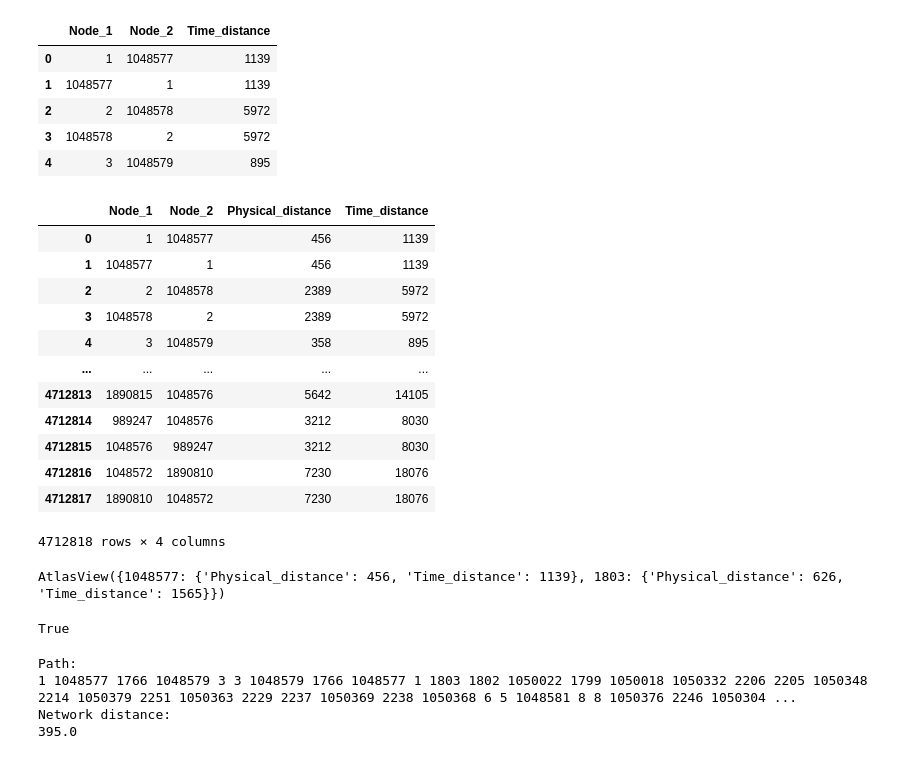
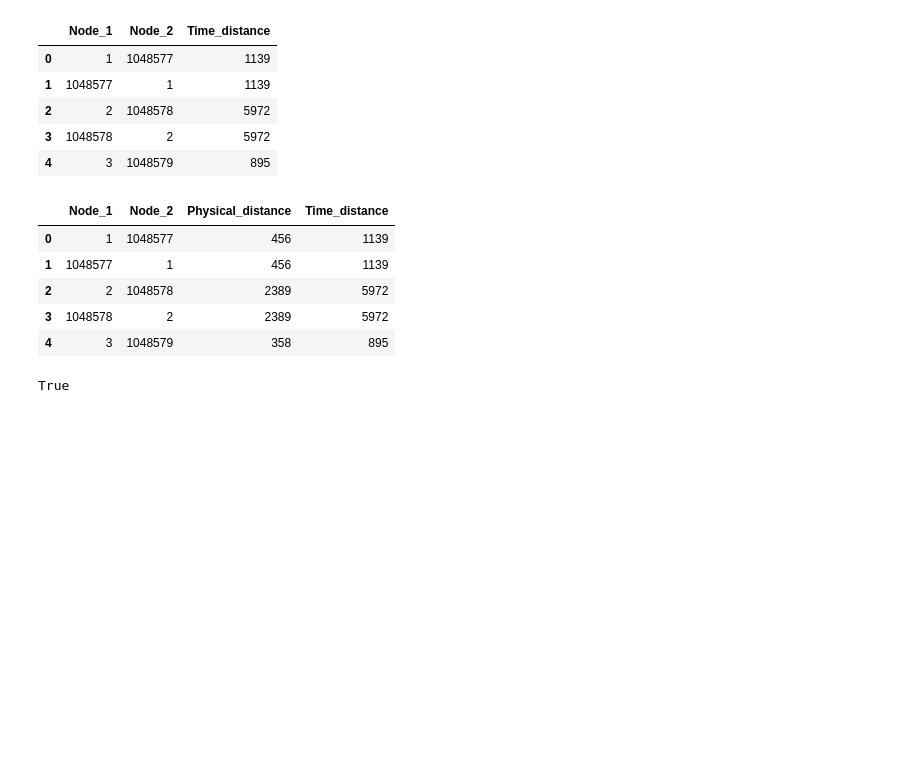
Before and after one commit to mowlai/Explore-California-Nevada-with-graphs, a Jupyter notebook: Functionality 3.ipynb, the cells around one changed output. Cells and saved outputs as stored; diff of their text form; code cells hidden in the pictures; blank space fills up the shorter version.

```diff
--- a/Functionality 3.ipynb
+++ b/Functionality 3.ipynb
@@ -69,27 +73,16 @@ time_dist.head()
 # %%
 complete = pd.merge(physical_dist, time_dist, on = ['Node_1', 'Node_2'])
 # %%
-complete
+complete.head()
 # %% [output]
 |  | Node_1 | Node_2 | Physical_distance | Time_distance |
 | 0 | 1 | 1048577 | 456 | 1139 |
 | 1 | 1048577 | 1 | 456 | 1139 |
 | 2 | 2 | 1048578 | 2389 | 5972 |
 | 3 | 1048578 | 2 | 2389 | 5972 |
 | 4 | 3 | 1048579 | 358 | 895 |
-| ... | ... | ... | ... | ... |
-| 4712813 | 1890815 | 1048576 | 5642 | 14105 |
-| 4712814 | 989247 | 1048576 | 3212 | 8030 |
-| 4712815 | 1048576 | 989247 | 3212 | 8030 |
-| 4712816 | 1048572 | 1890810 | 7230 | 18076 |
-| 4712817 | 1890810 | 1048572 | 7230 | 18076 |
-4712818 rows × 4 columns
 # %%
 G = nx.from_pandas_edgelist(complete, 'Node_1', 'Node_2', ['Physical_distance', 'Time_distance'], create_using = nx.DiGraph())
-# %%
-G[1]
-# %% [output]
-AtlasView({1048577: {'Physical_distance': 456, 'Time_distance': 1139}, 1803: {'Physical_distance': 626, 'Time_distance': 1565}})
 # %%
 nx.is_directed(G)
 # %% [output]
@@ -163,7 +89,0 @@ def shortest_ordered_route(graph, source, destinations, measure = 'network'):
-# %%
-s_o_r = shortest_ordered_route(G, 1, [3, 8, 25, 1805456])
-# %% [output]
-Path:
-1 1048577 1766 1048579 3 3 1048579 1766 1048577 1 1803 1802 1050022 1799 1050018 1050332 2206 2205 1050348 2214 1050379 2251 1050363 2229 2237 1050369 2238 1050368 6 5 1048581 8 8 1050376 2246 1050304 ...
-Network distance:
-395.0
```
Also changed, not shown: parts of 8 cells of this notebook, 1 other file.
